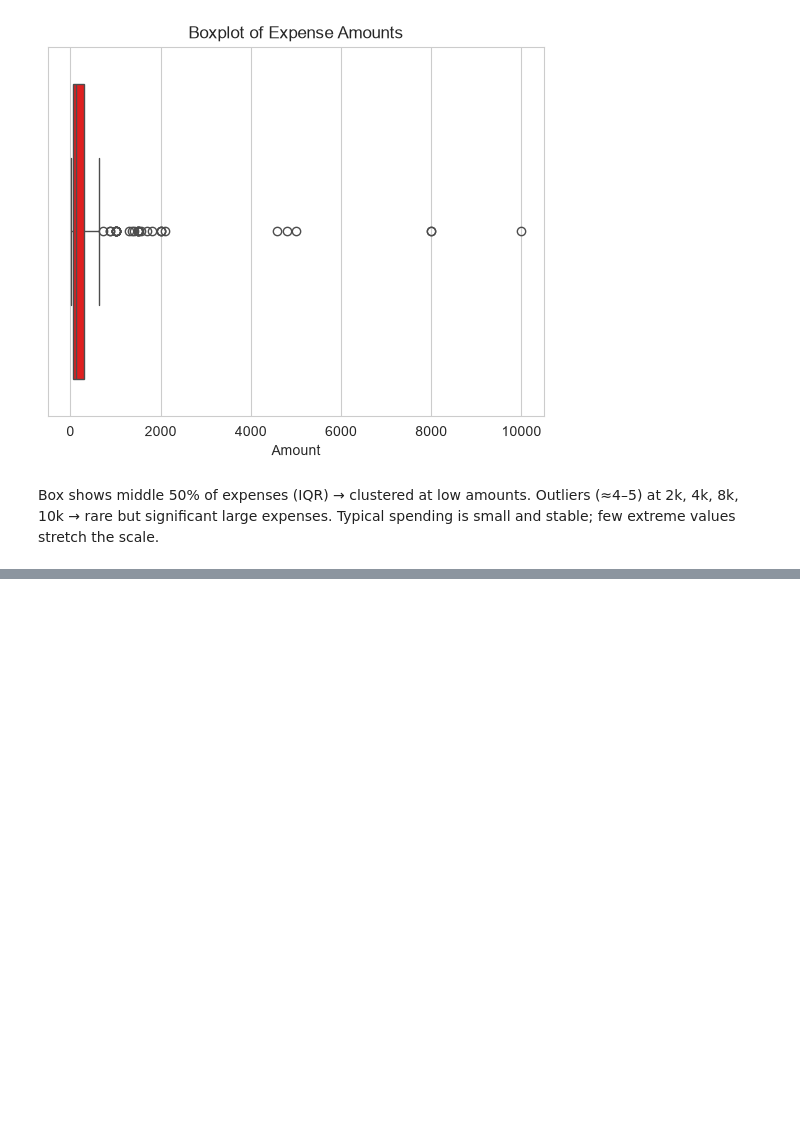
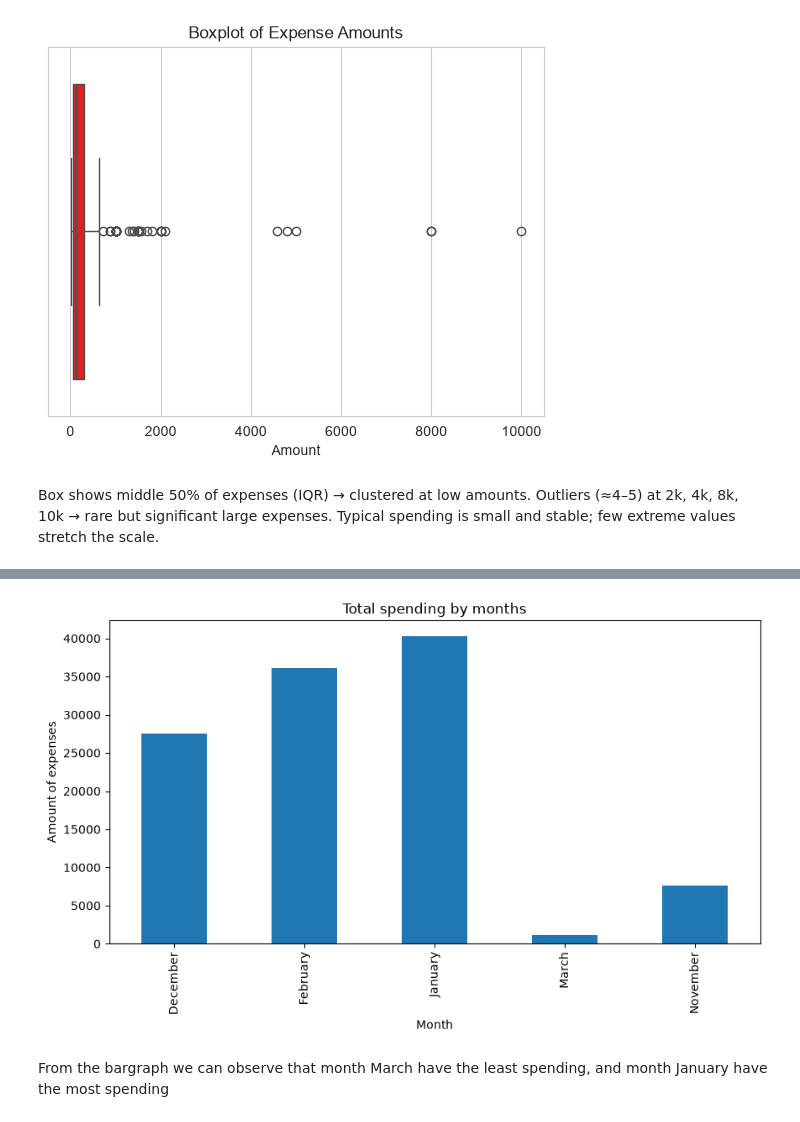
Before and after one commit to mrayusha8-hue/60days_of_learning_challenge, a Jupyter notebook: expense_traker/main.ipynb, the cells around one changed output, grey strips where cells are left out. Saved outputs shown, nothing was run; the diff lists cells and outputs as text; code cells hidden in the pictures; blank space fills up the shorter version.

```diff
--- a/expense_traker/main.ipynb
+++ b/expense_traker/main.ipynb
@@ -199,3 +199,8 @@ plt.show()
 Box shows middle 50% of expenses (IQR) → clustered at low amounts.
 Outliers (≈4–5) at 2k, 4k, 8k, 10k → rare but significant large expenses.
 Typical spending is small and stable; few extreme values stretch the scale.
+# %%
+#Correcting the datatype
+df["Date"] = pd.to_datetime(df["Date"])
+
+df.info()
@@ -201,0 +226,7 @@ Typical spending is small and stable; few extreme values stretch the scale.
+# %%
+#Analyzig the spending patterns over time by creating new following columns
+df["Year"] = df["Date"].dt.year
+df["Month"] = df["Date"].dt.month_name()
+df["Day"] = df["Date"].dt.day_name()
+df["Weekday"] = df["Date"].dt.dayofweek
+df.head()
@@ -201,0 +251,11 @@ Typical spending is small and stable; few extreme values stretch the scale.
+# %%
+#Visualizing Total spending by months
+df.groupby("Month")["Amount"].sum().plot(kind='bar', figsize=(10,5))
+plt.title("Total spending by months")
+plt.xlabel("Month")
+plt.ylabel("Amount of expenses")
+plt.show()
+# %% [output]
+[figure, added]
+# %% [markdown]
+From the bargraph we can observe that month March have the least spending, and month January have the most spending
```
Also changed, not shown: parts of 11 cells of this notebook.
